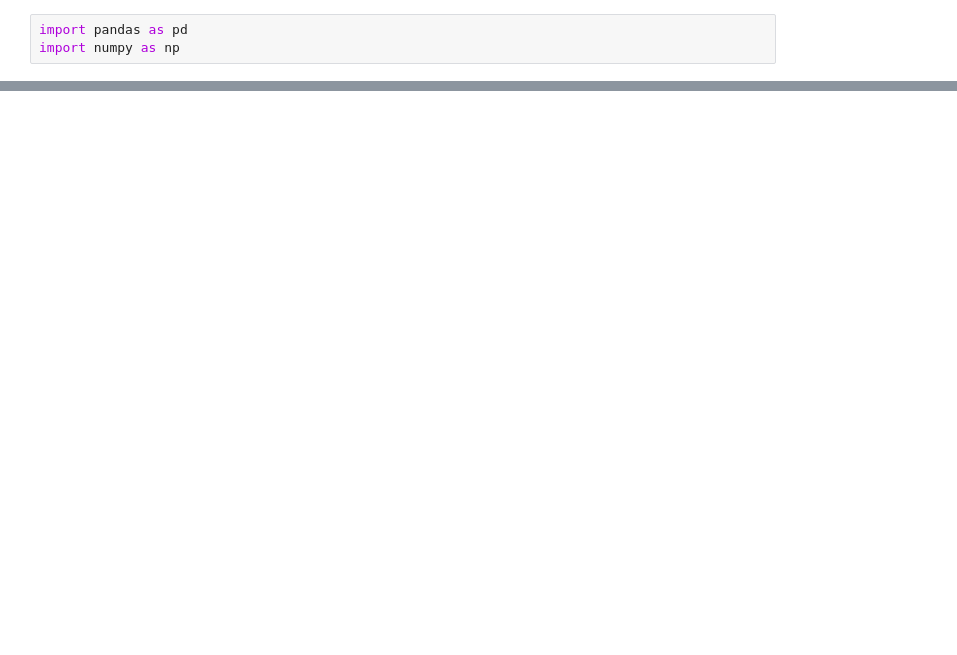
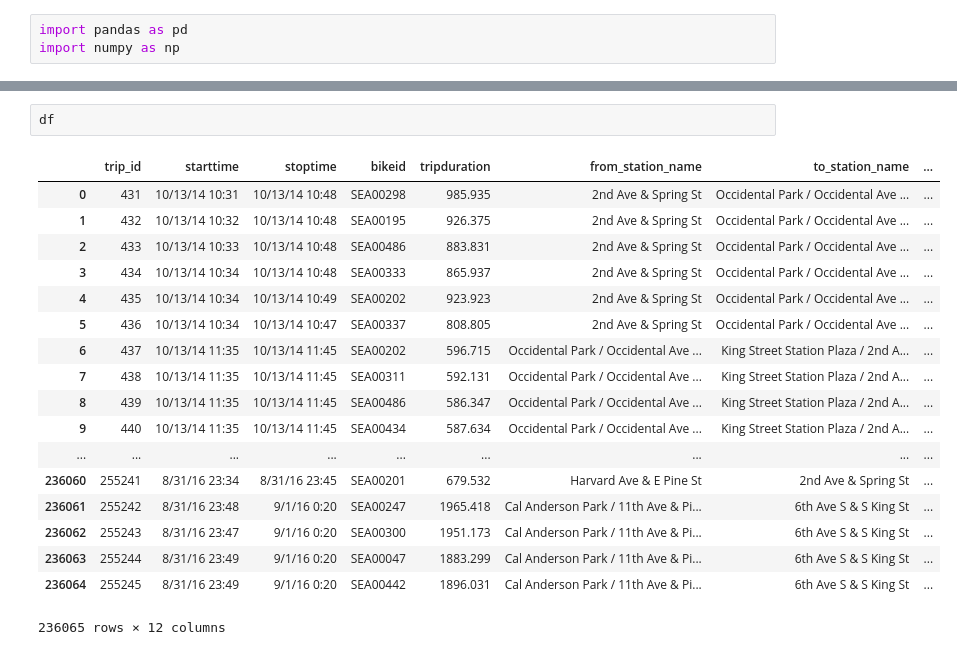
Before and after one commit to eunmyun/info470-final, a Jupyter notebook: Untitled.ipynb, the cells around one changed output, grey strips where cells are left out. Cells and saved outputs as stored; diff of their text form; blank space fills up the shorter version.

```diff
--- a/Untitled.ipynb
+++ b/Untitled.ipynb
@@ -7,0 +6,21 @@ ParserError: Error tokenizing data. C error: Expected 12 fields in line 50794, s
+# %%
+df
+# %% [output]
+|  | trip_id | starttime | stoptime | bikeid | tripduration | from_station_name | to_station_name | ... |
+| 0 | 431 | 10/13/14 10:31 | 10/13/14 10:48 | SEA00298 | 985.935 | 2nd Ave & Spring St | Occidental Park / Occidental Ave ... | ... |
+| 1 | 432 | 10/13/14 10:32 | 10/13/14 10:48 | SEA00195 | 926.375 | 2nd Ave & Spring St | Occidental Park / Occidental Ave ... | ... |
+| 2 | 433 | 10/13/14 10:33 | 10/13/14 10:48 | SEA00486 | 883.831 | 2nd Ave & Spring St | Occidental Park / Occidental Ave ... | ... |
+| 3 | 434 | 10/13/14 10:34 | 10/13/14 10:48 | SEA00333 | 865.937 | 2nd Ave & Spring St | Occidental Park / Occidental Ave ... | ... |
+| 4 | 435 | 10/13/14 10:34 | 10/13/14 10:49 | SEA00202 | 923.923 | 2nd Ave & Spring St | Occidental Park / Occidental Ave ... | ... |
+| 5 | 436 | 10/13/14 10:34 | 10/13/14 10:47 | SEA00337 | 808.805 | 2nd Ave & Spring St | Occidental Park / Occidental Ave ... | ... |
+| 6 | 437 | 10/13/14 11:35 | 10/13/14 11:45 | SEA00202 | 596.715 | Occidental Park / Occidental Ave ... | King Street Station Plaza / 2nd A... | ... |
+| 7 | 438 | 10/13/14 11:35 | 10/13/14 11:45 | SEA00311 | 592.131 | Occidental Park / Occidental Ave ... | King Street Station Plaza / 2nd A... | ... |
+| 8 | 439 | 10/13/14 11:35 | 10/13/14 11:45 | SEA00486 | 586.347 | Occidental Park / Occidental Ave ... | King Street Station Plaza / 2nd A... | ... |
+| 9 | 440 | 10/13/14 11:35 | 10/13/14 11:45 | SEA00434 | 587.634 | Occidental Park / Occidental Ave ... | King Street Station Plaza / 2nd A... | ... |
+| ... | ... | ... | ... | ... | ... | ... | ... | ... |
+| 236060 | 255241 | 8/31/16 23:34 | 8/31/16 23:45 | SEA00201 | 679.532 | Harvard Ave & E Pine St | 2nd Ave & Spring St | ... |
+| 236061 | 255242 | 8/31/16 23:48 | 9/1/16 0:20 | SEA00247 | 1965.418 | Cal Anderson Park / 11th Ave & Pi... | 6th Ave S & S King St | ... |
+| 236062 | 255243 | 8/31/16 23:47 | 9/1/16 0:20 | SEA00300 | 1951.173 | Cal Anderson Park / 11th Ave & Pi... | 6th Ave S & S King St | ... |
+| 236063 | 255244 | 8/31/16 23:49 | 9/1/16 0:20 | SEA00047 | 1883.299 | Cal Anderson Park / 11th Ave & Pi... | 6th Ave S & S King St | ... |
+| 236064 | 255245 | 8/31/16 23:49 | 9/1/16 0:20 | SEA00442 | 1896.031 | Cal Anderson Park / 11th Ave & Pi... | 6th Ave S & S King St | ... |
+236065 rows × 12 columns
```
Also changed, not shown: parts of 1 cell of this notebook, 19 other files.
